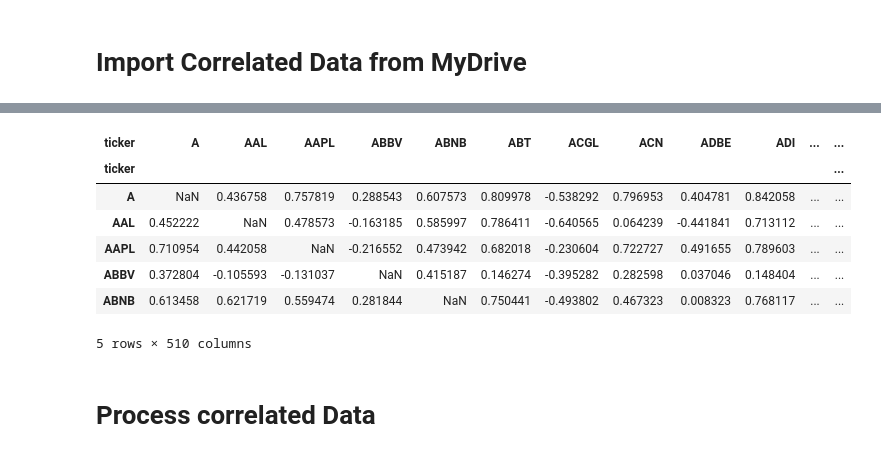
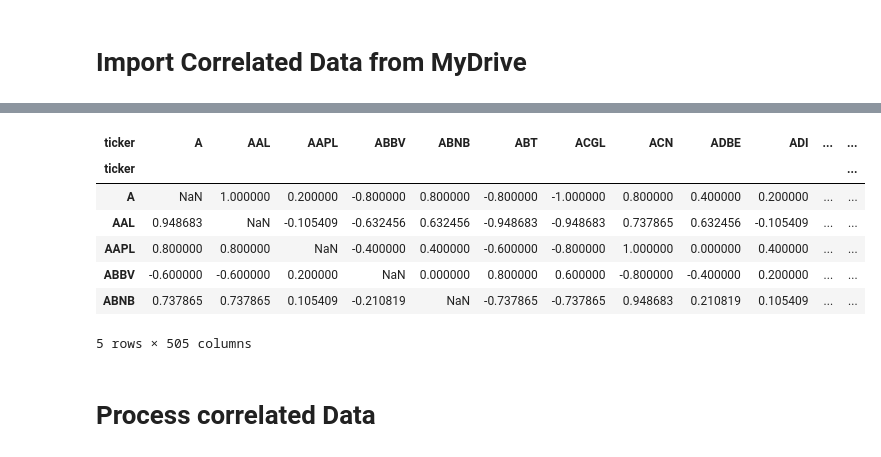
Before and after one commit to Risskr/Stock-App, a Jupyter notebook: StocksApp.ipynb, the cells around one changed output, grey strips where cells are left out. Drawn from its saved outputs; the diff is of its cells as text; code cells hidden in the pictures.

```diff
--- a/StocksApp.ipynb
+++ b/StocksApp.ipynb
@@ -181,7 +181,8 @@ def export_variable(variable_name, file_name):
 # %% [markdown]
 # Import Correlated Data from MyDrive
 # %%
-# import correlation data from entire stock data that I saved off earlier on MyDrive
-sixMonth_correlation_data = import_variable("6month_correlation_data.parquet")
+# #import correlation data from entire stock data that I saved off earlier on MyDrive
+pearson_sixMonth_correlation_data = import_variable("6month_correlation_data.parquet")
+spearman_sixMonth_correlation_data = import_variable("spearman_lagged_correlations_2025-06-03 15:04:22.502301.parquet")
 # %% [output]
 Successfully loaded data from /content/drive/MyDrive/Colab Notebooks/6month_correlation_data.parquet
@@ -188,14 +190,14 @@ Successfully loaded data from /content/drive/MyDrive/Colab Notebooks/6month_corr
 # %%
-sixMonth_correlation_data.head()
+spearman_sixMonth_correlation_data.head()
 # %% [output]
 | ticker | A | AAL | AAPL | ABBV | ABNB | ABT | ACGL | ACN | ADBE | ADI | ... | ... |
 | ticker |  |  |  |  |  |  |  |  |  |  |  | ... |
-| A | NaN | 0.436758 | 0.757819 | 0.288543 | 0.607573 | 0.809978 | -0.538292 | 0.796953 | 0.404781 | 0.842058 | ... | ... |
-| AAL | 0.452222 | NaN | 0.478573 | -0.163185 | 0.585997 | 0.786411 | -0.640565 | 0.064239 | -0.441841 | 0.713112 | ... | ... |
-| AAPL | 0.710954 | 0.442058 | NaN | -0.216552 | 0.473942 | 0.682018 | -0.230604 | 0.722727 | 0.491655 | 0.789603 | ... | ... |
-| ABBV | 0.372804 | -0.105593 | -0.131037 | NaN | 0.415187 | 0.146274 | -0.395282 | 0.282598 | 0.037046 | 0.148404 | ... | ... |
-| ABNB | 0.613458 | 0.621719 | 0.559474 | 0.281844 | NaN | 0.750441 | -0.493802 | 0.467323 | 0.008323 | 0.768117 | ... | ... |
+| A | NaN | 1.000000 | 0.200000 | -0.800000 | 0.800000 | -0.800000 | -1.000000 | 0.800000 | 0.400000 | 0.200000 | ... | ... |
+| AAL | 0.948683 | NaN | -0.105409 | -0.632456 | 0.632456 | -0.948683 | -0.948683 | 0.737865 | 0.632456 | -0.105409 | ... | ... |
+| AAPL | 0.800000 | 0.800000 | NaN | -0.400000 | 0.400000 | -0.600000 | -0.800000 | 1.000000 | 0.000000 | 0.400000 | ... | ... |
+| ABBV | -0.600000 | -0.600000 | 0.200000 | NaN | 0.000000 | 0.800000 | 0.600000 | -0.800000 | -0.400000 | 0.200000 | ... | ... |
+| ABNB | 0.737865 | 0.737865 | 0.105409 | -0.210819 | NaN | -0.737865 | -0.737865 | 0.948683 | 0.210819 | 0.105409 | ... | ... |
-5 rows × 510 columns
+5 rows × 505 columns
 # %% [markdown]
 # Process correlated Data
 # %%
```
Also changed, not shown: parts of 4 cells of this notebook.
